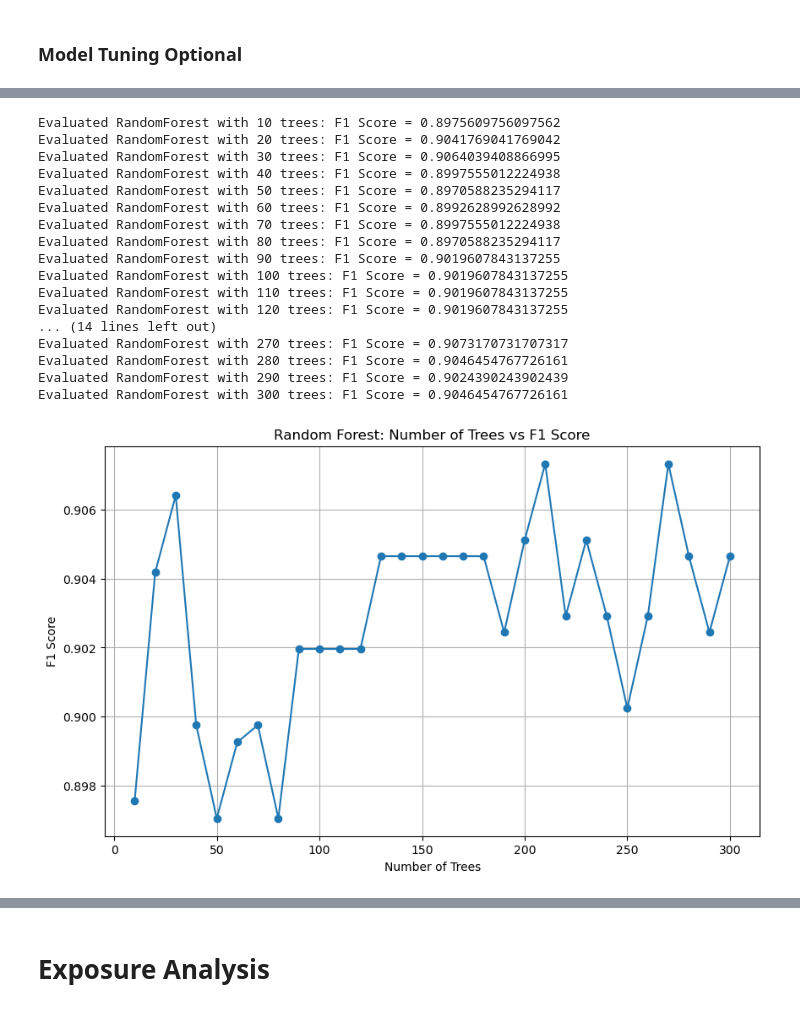
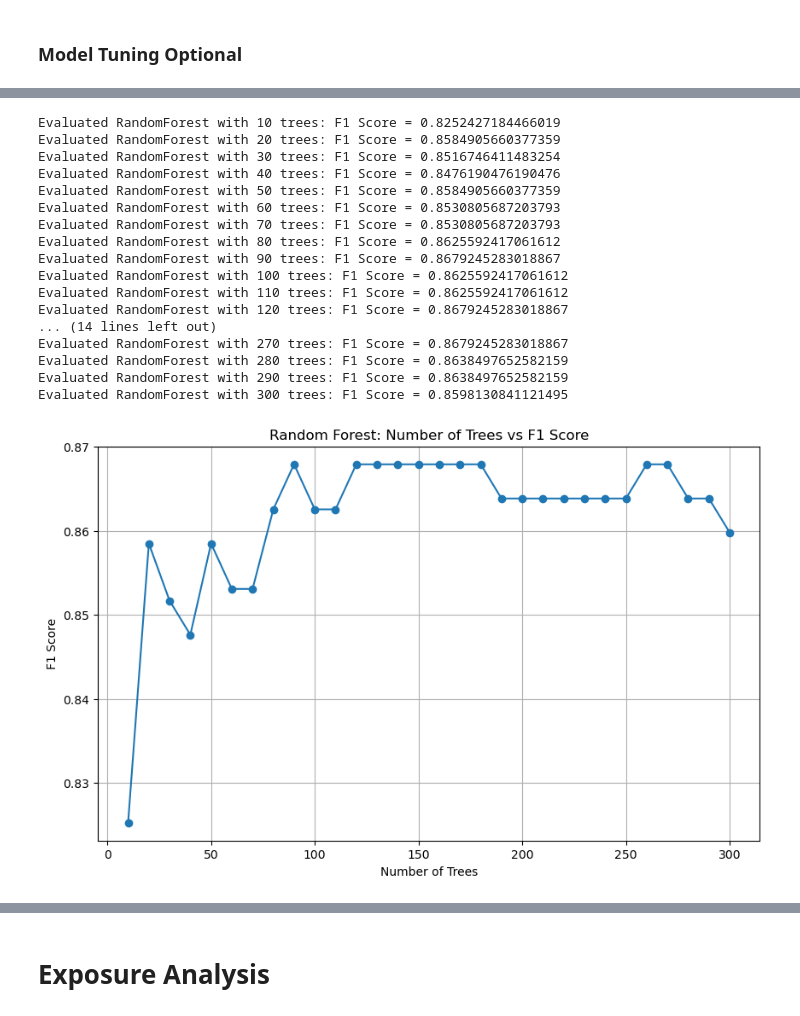
Before and after one commit to waleedgeo/FMSE, a Jupyter notebook: main.ipynb, the cells around one changed output, grey strips where cells are left out. Saved outputs shown, nothing was run; the diff lists cells and outputs as text; code cells hidden in the pictures.

```diff
--- a/main.ipynb
+++ b/main.ipynb
@@ -157,18 +155,45 @@ Data downloaded to c:\Users\walee\Desktop\github\FMSE\shp\Nhamatanda_box.shp
+# %%
+# Case 2: Sylhet, Bangladesh Floods 2022
+
+city = 'Sylhet'
+city_shp = ee.FeatureCollection("projects/sat-io/open-datasets/geoboundaries/CGAZ_ADM2")\
+    .filter(ee.Filter.eq('shapeName', city))
+
+
+aoi = boundary(city_shp)
+
+
+# Shikarpur
+
+startDate = ee.Date('2022-01-01')
+endDate = ee.Date('2022-05-17')
+predays = 60
+postdays = 10
+
+# optional
+split = 0.8
+zvv_value = -3
+zvh_value = -3
+water_value = 75
+elev_value = 900
+slope_value = 15
+num_samples = 500
+under_estimate = False
+
+#print(aoi.coordinates().getInfo())
 # %% [markdown]
 ## Flood layer Masking
 # %%
 # Fetching pre and post-flood images
 s1_pre = get_s1_col(startDate, predays, aoi).select(['VV', 'VH'])
 s1_post = get_s1_col(endDate, postdays, aoi).select(['VV', 'VH'])
-
 print('Images in S1 Pre: ', s1_pre.size().getInfo())
 print('Images in S1 Post: ', s1_post.size().getInfo())
-
 # Calculate Z-score
-zscore = calculate_zscore(s1_pre, s1_post, aoi)
+z = calculate_zscore(s1_pre, s1_post, aoi)
 
 # Generate flood masks
-flood_class, flood_layer = map_floods(zscore, aoi, zvv_value, zvh_value, water_value, elev_value, slope_value)
+flood_class, flood_mask, ow = map_floods(z, aoi, zvv_value, zvh_value, water_value, elev_value, slope_value)
 
 print('Done with flood masking...')
 # %% [output]
@@ -294,7 +323,7 @@ def prepare_datasets(aoi, projection='EPSG:4326', scale=30):
     dtriver = distance_to_feature(rivers_and_shoreline, projection, scale, aoi)
     #rivers_and_shoreline_distance = distance_to_feature(rivers_and_shoreline, 30)
 
-    return dem.rename('elevation'), slope, aspect, dtriver.rename('dtriver')
+    return dem.rename('elevation'), slope, aspect, dtriver.rename('DistRiver')
 
 
 def prepare_samples(flood_layer, num_samples, aoi, scale=30, split=0.8):
@@ -383,7 +412,7 @@ def compare_models(flood_layer, s1_post, aoi, num_samples=1000, split=0.8):
 
 # Example usage
 
-results = compare_models(flood_layer=flood_layer.rename('label'), s1_post=s1_post, aoi=aoi, num_samples=1000, split=0.8)
+results = compare_models(flood_layer=flood_mask.rename('label'), s1_post=s1_post, aoi=aoi, num_samples=500, split=0.8)
 
 # results to df
 
@@ -442,49 +471,49 @@ new_trees = list(range(10, 310, 10))# 10 to 300 trees in steps of 10
 def fine_tune_rf_trees(flood_layer, s1_post, aoi, num_samples=200, split=0.8, num_trees_list=new_trees):
     if num_trees_list is None:
         num_trees_list = [10, 50, 100, 150, 200, 250, 300]
 
 
     image, training, validation = prepare_samples(flood_layer, num_samples, aoi, scale=30, split=split)
     bands = image.bandNames().getInfo()
     results = evaluate_rf_trees(training, validation, bands, num_trees_list)
 
     # Plot the results
     plt.figure(figsize=(10, 6))
     plt.plot(list(results.keys()), list(results.values()), marker='o')
     plt.xlabel('Number of Trees')
     plt.ylabel('F1 Score')
     plt.title('Random Forest: Number of Trees vs F1 Score')
     plt.grid(True)
     plt.savefig(f'{city}_rf_trees_f1_score.png', dpi=300, bbox_inches='tight', pad_inches=0.1, transparent=True)
     plt.show()
 
     return results
 
 # Example usage
-results_rf_trees = fine_tune_rf_trees(flood_layer, s1_post, aoi, num_samples=1000, split=0.8)
+results_rf_trees = fine_tune_rf_trees(flood_mask.rename('label'), s1_post, aoi, num_samples=500, split=0.8)
 # save df results_rf_trees to csv
 results_rf_trees_df = pd.DataFrame(results_rf_trees, index=[0]).T
 results_rf_trees_df.reset_index(inplace=True)
 results_rf_trees_df.rename(columns={'index': 'Number of Trees', 0: 'F1 Score'}, inplace=True)
 results_rf_trees_df.to_csv(f'{city}_rf_trees_f1_score_df.csv', index=False)
 results_rf_trees_df
 # %% [output]
-Evaluated RandomForest with 10 trees: F1 Score = 0.8975609756097562
-Evaluated RandomForest with 20 trees: F1 Score = 0.9041769041769042
-Evaluated RandomForest with 30 trees: F1 Score = 0.9064039408866995
-Evaluated RandomForest with 40 trees: F1 Score = 0.8997555012224938
-Evaluated RandomForest with 50 trees: F1 Score = 0.8970588235294117
-Evaluated RandomForest with 60 trees: F1 Score = 0.8992628992628992
-Evaluated RandomForest with 70 trees: F1 Score = 0.8997555012224938
-Evaluated RandomForest with 80 trees: F1 Score = 0.8970588235294117
-Evaluated RandomForest with 90 trees: F1 Score = 0.9019607843137255
-Evaluated RandomForest with 100 trees: F1 Score = 0.9019607843137255
-Evaluated RandomForest with 110 trees: F1 Score = 0.9019607843137255
-Evaluated RandomForest with 120 trees: F1 Score = 0.9019607843137255
+Evaluated RandomForest with 10 trees: F1 Score = 0.8252427184466019
+Evaluated RandomForest with 20 trees: F1 Score = 0.8584905660377359
+Evaluated RandomForest with 30 trees: F1 Score = 0.8516746411483254
+Evaluated RandomForest with 40 trees: F1 Score = 0.8476190476190476
+Evaluated RandomForest with 50 trees: F1 Score = 0.8584905660377359
+Evaluated RandomForest with 60 trees: F1 Score = 0.8530805687203793
+Evaluated RandomForest with 70 trees: F1 Score = 0.8530805687203793
+Evaluated RandomForest with 80 trees: F1 Score = 0.8625592417061612
+Evaluated RandomForest with 90 trees: F1 Score = 0.8679245283018867
+Evaluated RandomForest with 100 trees: F1 Score = 0.8625592417061612
+Evaluated RandomForest with 110 trees: F1 Score = 0.8625592417061612
+Evaluated RandomForest with 120 trees: F1 Score = 0.8679245283018867
 ... (14 lines left out)
-Evaluated RandomForest with 270 trees: F1 Score = 0.9073170731707317
-Evaluated RandomForest with 280 trees: F1 Score = 0.9046454767726161
-Evaluated RandomForest with 290 trees: F1 Score = 0.9024390243902439
-Evaluated RandomForest with 300 trees: F1 Score = 0.9046454767726161
+Evaluated RandomForest with 270 trees: F1 Score = 0.8679245283018867
+Evaluated RandomForest with 280 trees: F1 Score = 0.8638497652582159
+Evaluated RandomForest with 290 trees: F1 Score = 0.8638497652582159
+Evaluated RandomForest with 300 trees: F1 Score = 0.8598130841121495
-[figure, old version]
+[figure, new version]
 |  | Number of Trees | F1 Score |
```
Also changed, not shown: parts of 13 cells of this notebook, 18 other files.
